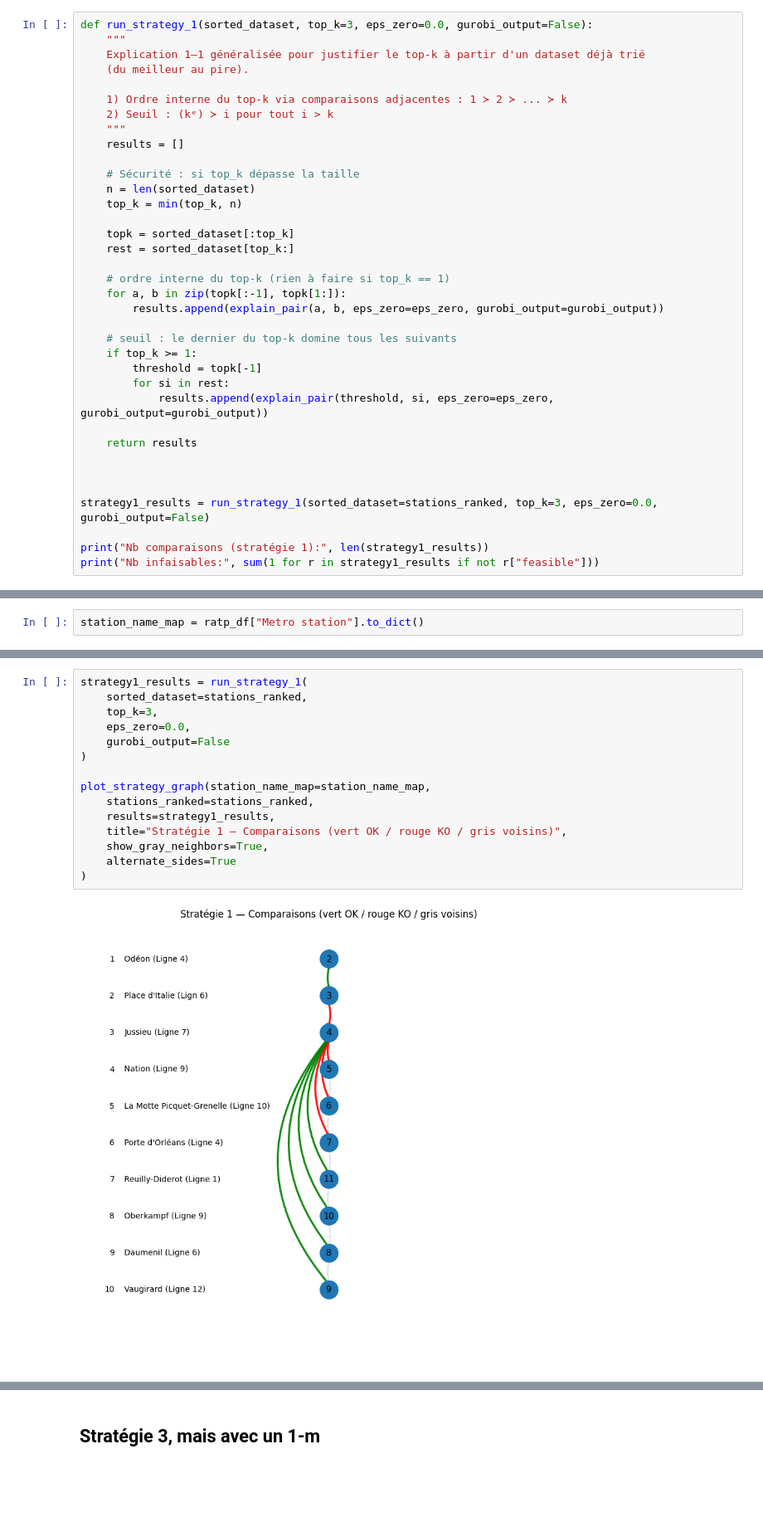
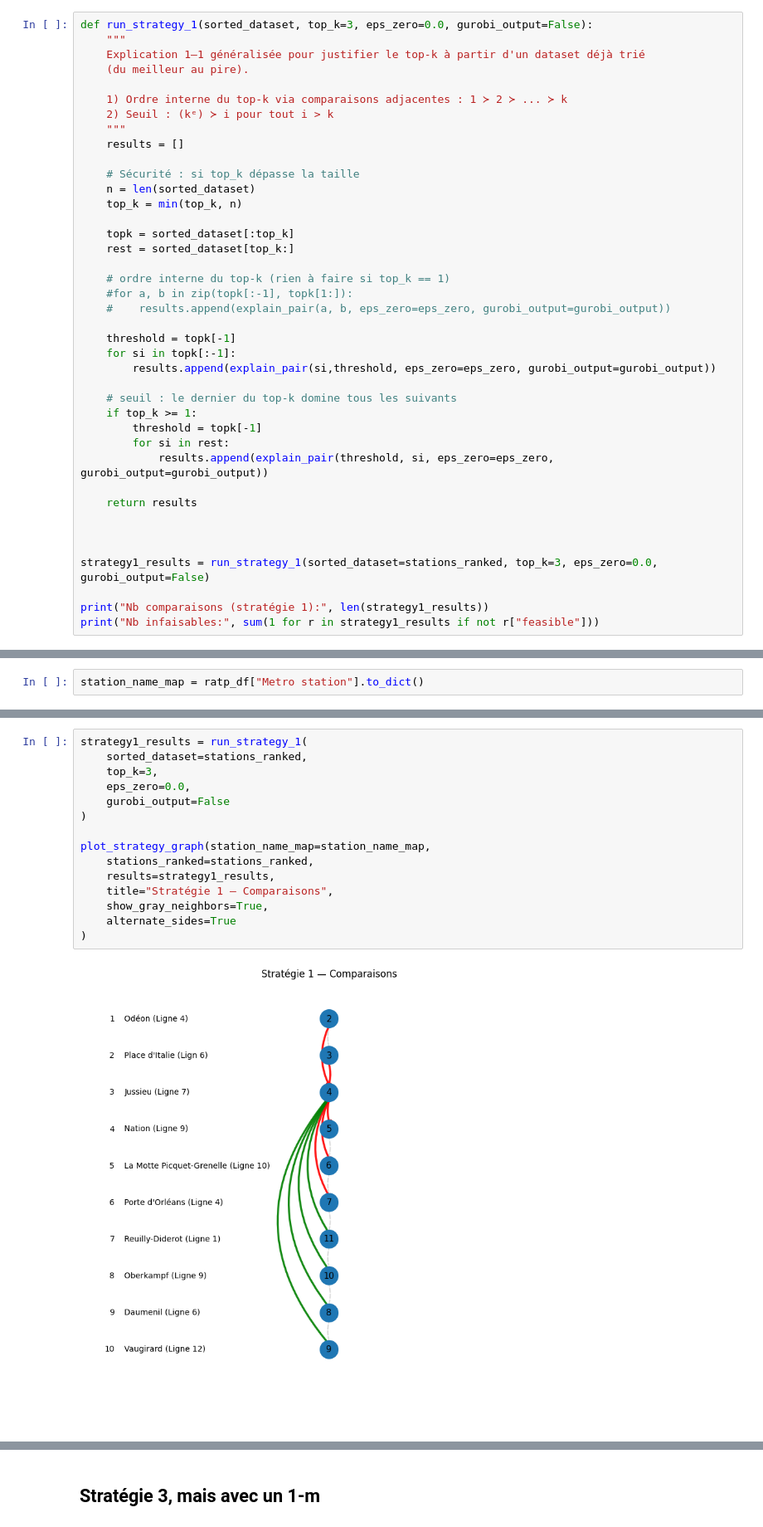
Before and after one commit to KarinaMusina44/SDP-optim, a Jupyter notebook: Projet_SDP_datasets.ipynb, the cells around one changed output, grey strips where cells are left out. Shown at 83% size. Drawn from its saved outputs; the diff is of its cells as text; blank space fills up the shorter version.

Commit message:
Refactor plots

```diff
--- a/Projet_SDP_datasets.ipynb
+++ b/Projet_SDP_datasets.ipynb
@@ -292,8 +293,12 @@ def run_strategy_1(sorted_dataset, top_k=3, eps_zero=0.0, gurobi_output=False):
     rest = sorted_dataset[top_k:]
 
     # ordre interne du top-k (rien à faire si top_k == 1)
-    for a, b in zip(topk[:-1], topk[1:]):
-        results.append(explain_pair(a, b, eps_zero=eps_zero, gurobi_output=gurobi_output))
+    #for a, b in zip(topk[:-1], topk[1:]):
+    #    results.append(explain_pair(a, b, eps_zero=eps_zero, gurobi_output=gurobi_output))
+
+    threshold = topk[-1]
+    for si in topk[:-1]:
+        results.append(explain_pair(si,threshold, eps_zero=eps_zero, gurobi_output=gurobi_output))
 
     # seuil : le dernier du top-k domine tous les suivants
     if top_k >= 1:
@@ -754,20 +574,20 @@ def plot_strategy_graph(
 # %%
 strategy1_results = run_strategy_1(
     sorted_dataset=stations_ranked,
     top_k=3,
     eps_zero=0.0,
     gurobi_output=False
 )
 
 plot_strategy_graph(station_name_map=station_name_map,
     stations_ranked=stations_ranked,
     results=strategy1_results,
-    title="Stratégie 1 — Comparaisons (vert OK / rouge KO / gris voisins)",
+    title="Stratégie 1 — Comparaisons",
     show_gray_neighbors=True,
     alternate_sides=True
 )
 # %% [output]
-[figure, old version]
+[figure, new version]
 # %%
 strategy2_results = run_strategy_2(eps_zero=0.0, gurobi_output=False)
 
```
Also changed, not shown: parts of 27 cells of this notebook, 1 other file.
